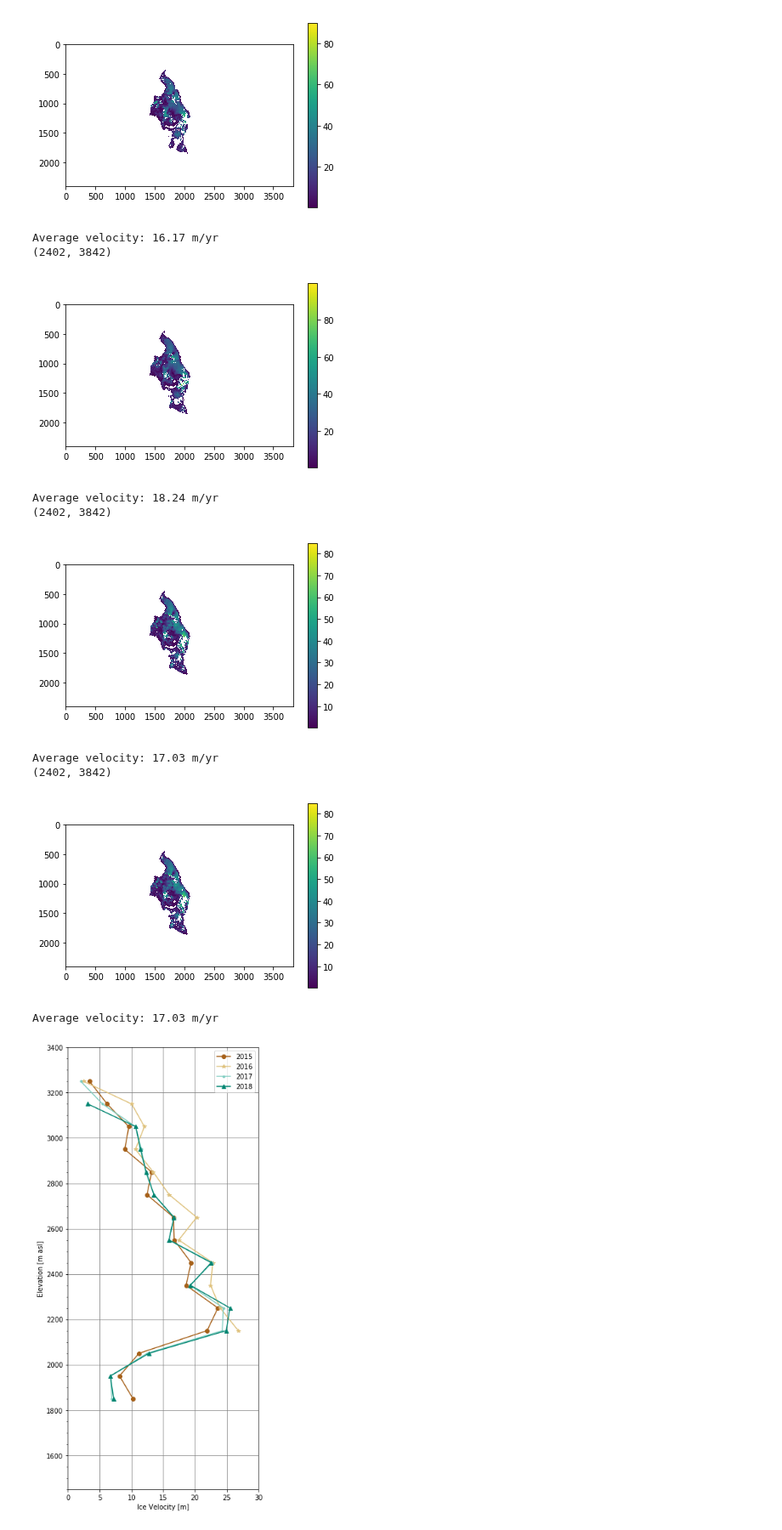
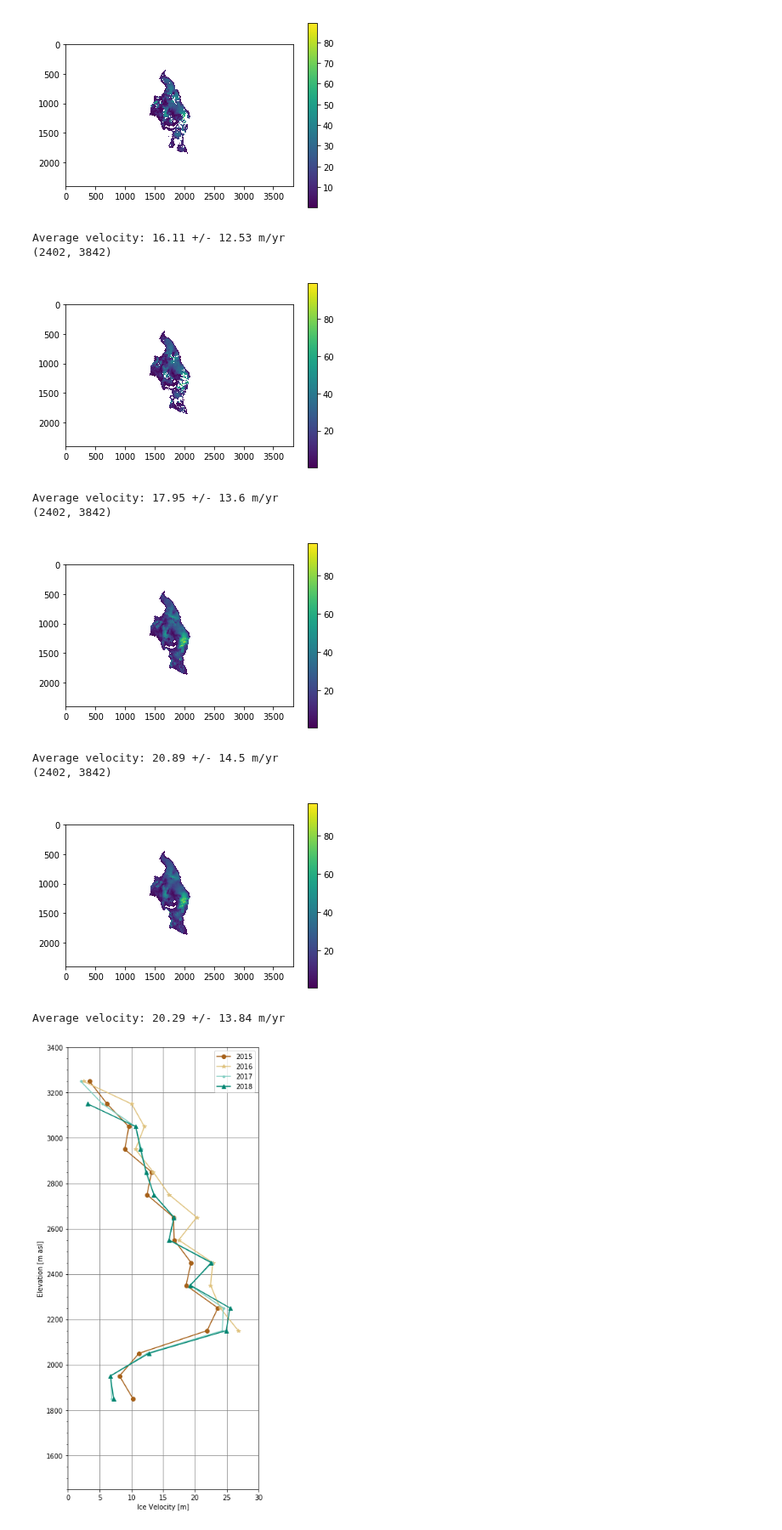
Before and after one commit to bpelto/ice_dynamics, a Jupyter notebook: calc_ice_velocity.ipynb, the cells around one changed output. Shown at 85% size. Saved outputs shown, nothing was run; the diff lists cells and outputs as text; code cells hidden in the pictures.

```diff
--- a/calc_ice_velocity.ipynb
+++ b/calc_ice_velocity.ipynb
@@ -39,7 +39,7 @@ def make_gradients(path, path_out, dh_dt, dem, vel, msk, n_min):
     dh_dt = gdal.Open(path + dh_dt).ReadAsArray()
     dem   = gdal.Open(path + dem).ReadAsArray()
     msk   = gdal.Open(path + msk).ReadAsArray()
-    vel   = gdal.Open('/home/pelto/Desktop/velocity_mapping/Conrad_DEMs/spm2/vm/'+ vel).ReadAsArray()
+    vel   = gdal.Open('/home/pelto/Desktop/velocity_mapping/Conrad_DEMs/spm2/3m/'+ vel).ReadAsArray() #/vm/
 
     msk[msk == 0.0] = np.nan
     msk[msk < 0.9] = np.nan
@@ -72,8 +72,7 @@ def make_gradients(path, path_out, dh_dt, dem, vel, msk, n_min):
     plt.imshow(vel)
     plt.colorbar()
     plt.show()
-    print('Average velocity:', np.round(np.nanmean(vel),2), 'm/yr')
-
+    print('Average velocity:', np.round(np.nanmean(vel),2), '+/-',np.round(np.nanstd(vel),2), 'm/yr')
 
     # convert 2-d elevation and SWE arrays to 1-D vectors using ravel function
     Zvec = np.ravel(dem)
@@ -154,34 +153,34 @@ def make_gradients(path, path_out, dh_dt, dem, vel, msk, n_min):
 # %%
 # conrad glacier
 n_min = 50.
 
 c_2015 = make_gradients(path, path_out, 'conrad_2014_2015_dh_dt_filled_17_5m.tif',
-                   '140911_conrad_update_dem1_clip_5m.tif', 'img1_20150420__img2_20160417_vmap_5.0m_35px_spm2-F_vm.tif',
+                   '140911_conrad_update_dem1_clip_5m.tif', 'img1_20150420__img1_20160417_vmap_5.0m_35px_spm2/img1_20150420__img1_20160417_vmap_5.0m_35px_spm2-F_vm.tif',
                         'conrad_2014_extent_5m.tif', n_min)
 
 c_2016 = make_gradients(path, path_out, 'conrad_2015_2016_dh_dt_filled_17_5m.tif',
-                    '20150912_conrad_ppp_dem1_clip_slave_5m.tif', 'img1_20160417__img1_20170521_vmap_5.0m_35px_spm2-F_vm.tif',
-                        'conrad_2016_extent_5m.tif', n_min)
+                    '20150912_conrad_ppp_dem1_clip_slave_5m.tif', 'img1_20160417__img1_20170521_vmap_5.0m_35px_spm2/img1_20160417__img1_20170521_vmap_5.0m_35px_spm2-F_vm.tif',
+                        'conrad_2016_extent_5m.tif', n_min) #'img1_20160417__img1_20170521_vmap_5.0m_35px_spm2-F_vm.tif'
 
 c_2017 = make_gradients(path, path_out, 'conrad_2016_2017_dh_dt_filled_clip_5m.tif',
-                    '20160912_conrad_dem1_clip_slave_5m.tif', 'img1_20170521__img2_20180426_vmap_5.0m_35px_spm2-F_vm.tif',
-                        'conrad_2016_extent_5m.tif', n_min)
+                    '20160912_conrad_dem1_clip_slave_5m.tif', 'conrad_all_vm_3mdems_5m.tif',
+                        'conrad_2016_extent_5m.tif', n_min) #'img1_20170521__img2_20180426_vmap_5.0m_35px_spm2-F_vm.tif'
 
 c_2018 = make_gradients(path, path_out, 'conrad_2018_2017_dh_dt_5m.tif', '20170917_conrad_dem1_clip_slave_5m.tif',
-                        'img1_20170521__img2_20180426_vmap_5.0m_35px_spm2-F_vm.tif', 'conrad_2016_extent_5m.tif', n_min)
+                        'conrad_all_vm_3mdems+planet_5m.tif', 'conrad_2016_extent_5m.tif', n_min) #'img1_20170521__img2_20180426_vmap_5.0m_35px_spm2-F_vm.tif'
 # %% [output]
 (2402, 3842)
-[figure, old version]
+[figure, new version]
-Average velocity: 16.17 m/yr
+Average velocity: 16.11 +/- 12.53 m/yr
 (2402, 3842)
 [figure]
-Average velocity: 18.24 m/yr
+Average velocity: 17.95 +/- 13.6 m/yr
 (2402, 3842)
-[figure, old version]
+[figure, new version]
-Average velocity: 17.03 m/yr
+Average velocity: 20.89 +/- 14.5 m/yr
 (2402, 3842)
-[figure, old version]
+[figure, new version]
-Average velocity: 17.03 m/yr
+Average velocity: 20.29 +/- 13.84 m/yr
 # %%
 
 ## Code below is a hack. It should be written as a set of functions
```
Also changed, not shown: 1 other file.
